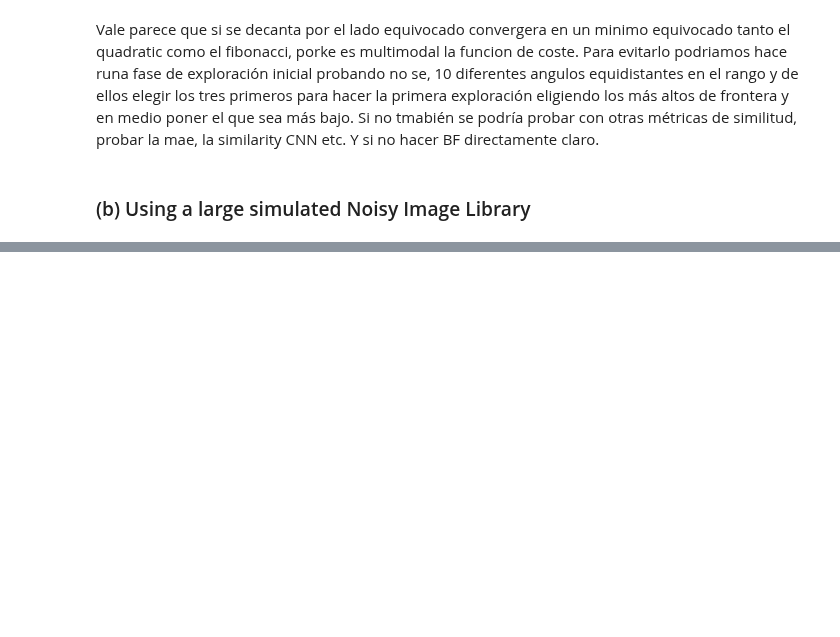
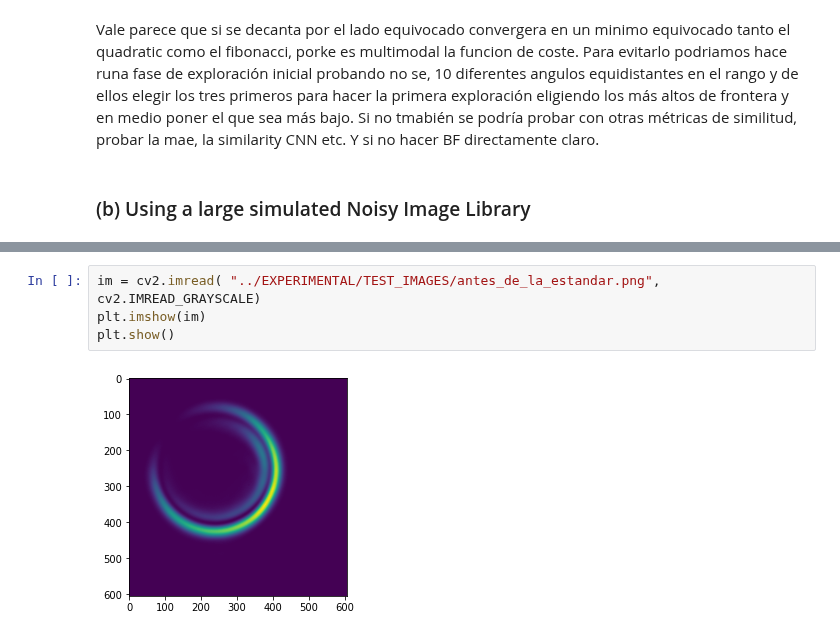
Before and after one commit to Oiangu9/Conical_Refraction_Polarimeter, a Jupyter notebook: LAB/ANALYSIS_SCRIPTS/NOTEBOOK_Pipeline_to_Compare_Non_Embedding_Algorithms.ipynb, the cells around one changed output, grey strips where cells are left out. Cells and saved outputs as stored; diff of their text form; blank space fills up the shorter version.

```diff
--- a/LAB/ANALYSIS_SCRIPTS/NOTEBOOK_Pipeline_to_Compare_Non_Embedding_Algorithms.ipynb
+++ b/LAB/ANALYSIS_SCRIPTS/NOTEBOOK_Pipeline_to_Compare_Non_Embedding_Algorithms.ipynb
@@ -2415,0 +3228,6 @@ table_per_image[exp_names[0]][50:]
+# %%
+im = cv2.imread( "../EXPERIMENTAL/TEST_IMAGES/antes_de_la_estandar.png", cv2.IMREAD_GRAYSCALE)
+plt.imshow(im)
+plt.show()
+# %% [output]
+[figure, added]
```
Also changed, not shown: parts of 49 cells of this notebook, 2 other files.
